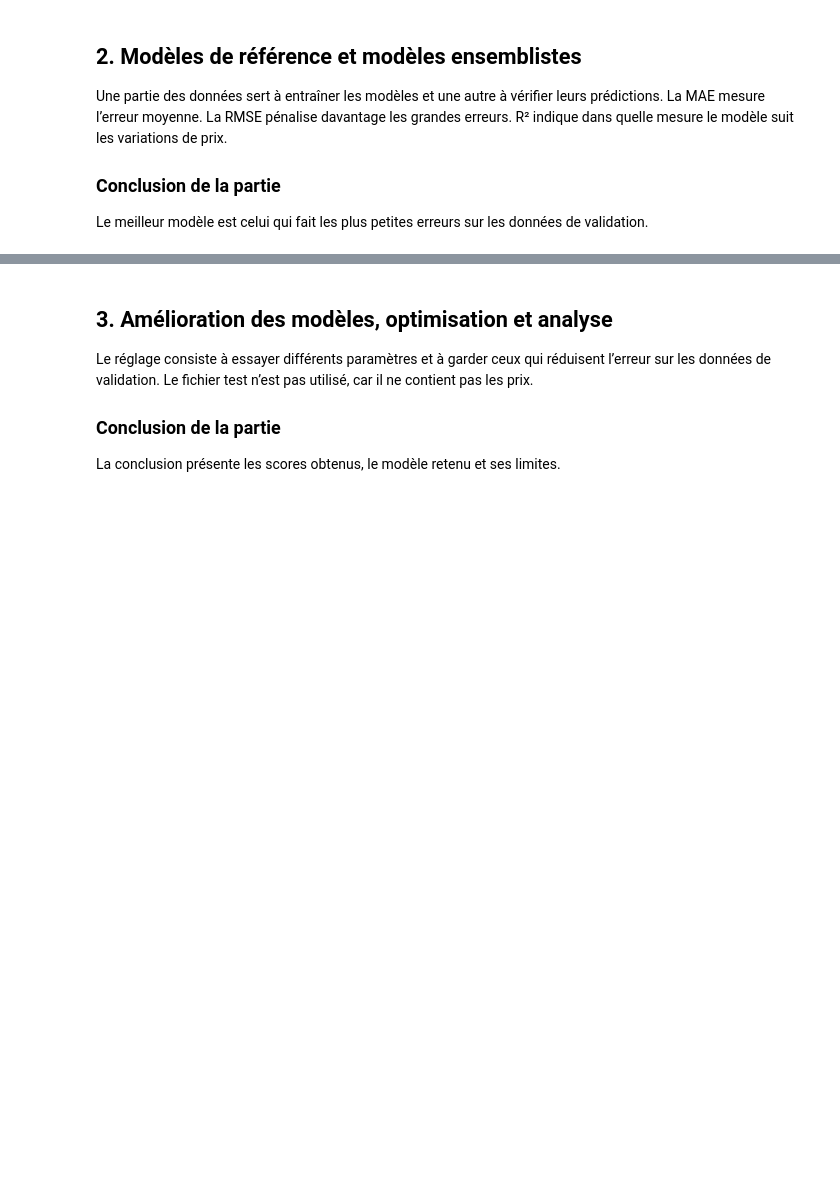
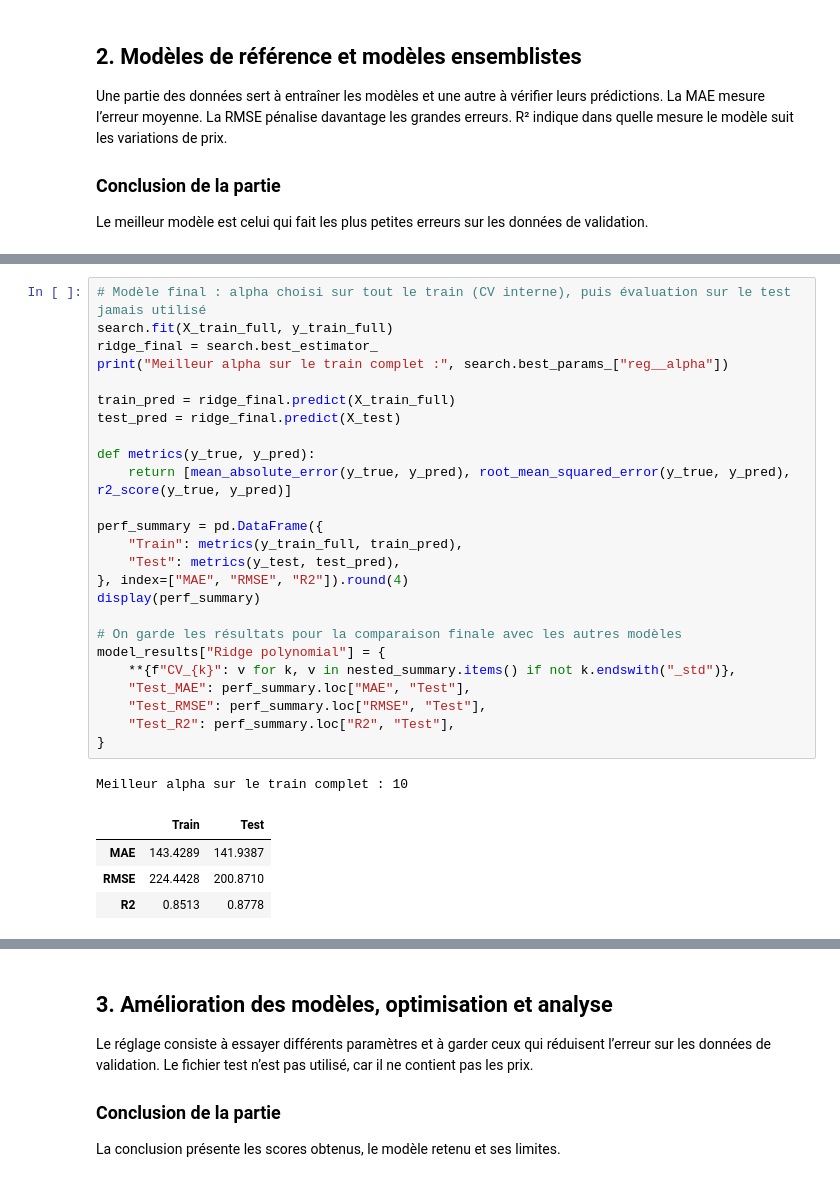
Before and after one commit to ImagineYoureAFrog/Laptop-Price, a Jupyter notebook: computer_prices_2025.ipynb, the cells around one changed output, grey strips where cells are left out. Drawn from its saved outputs; the diff is of its cells as text; blank space fills up the shorter version.

```diff
--- a/computer_prices_2025.ipynb
+++ b/computer_prices_2025.ipynb
@@ -885,0 +953,31 @@ Train vs. Unseen Test Set:
+# %%
+# Modèle final : alpha choisi sur tout le train (CV interne), puis évaluation sur le test jamais utilisé
+search.fit(X_train_full, y_train_full)
+ridge_final = search.best_estimator_
+print("Meilleur alpha sur le train complet :", search.best_params_["reg__alpha"])
+
+train_pred = ridge_final.predict(X_train_full)
+test_pred = ridge_final.predict(X_test)
+
+def metrics(y_true, y_pred):
+    return [mean_absolute_error(y_true, y_pred), root_mean_squared_error(y_true, y_pred), r2_score(y_true, y_pred)]
+
+perf_summary = pd.DataFrame({
+    "Train": metrics(y_train_full, train_pred),
+    "Test": metrics(y_test, test_pred),
+}, index=["MAE", "RMSE", "R2"]).round(4)
+display(perf_summary)
+
+# On garde les résultats pour la comparaison finale avec les autres modèles
+model_results["Ridge polynomial"] = {
+    **{f"CV_{k}": v for k, v in nested_summary.items() if not k.endswith("_std")},
+    "Test_MAE": perf_summary.loc["MAE", "Test"],
+    "Test_RMSE": perf_summary.loc["RMSE", "Test"],
+    "Test_R2": perf_summary.loc["R2", "Test"],
+}
+# %% [output]
+Meilleur alpha sur le train complet : 10
+|  | Train | Test |
+| MAE | 143.4289 | 141.9387 |
+| RMSE | 224.4428 | 200.8710 |
+| R2 | 0.8513 | 0.8778 |
```
Also changed, not shown: parts of 29 cells of this notebook.
